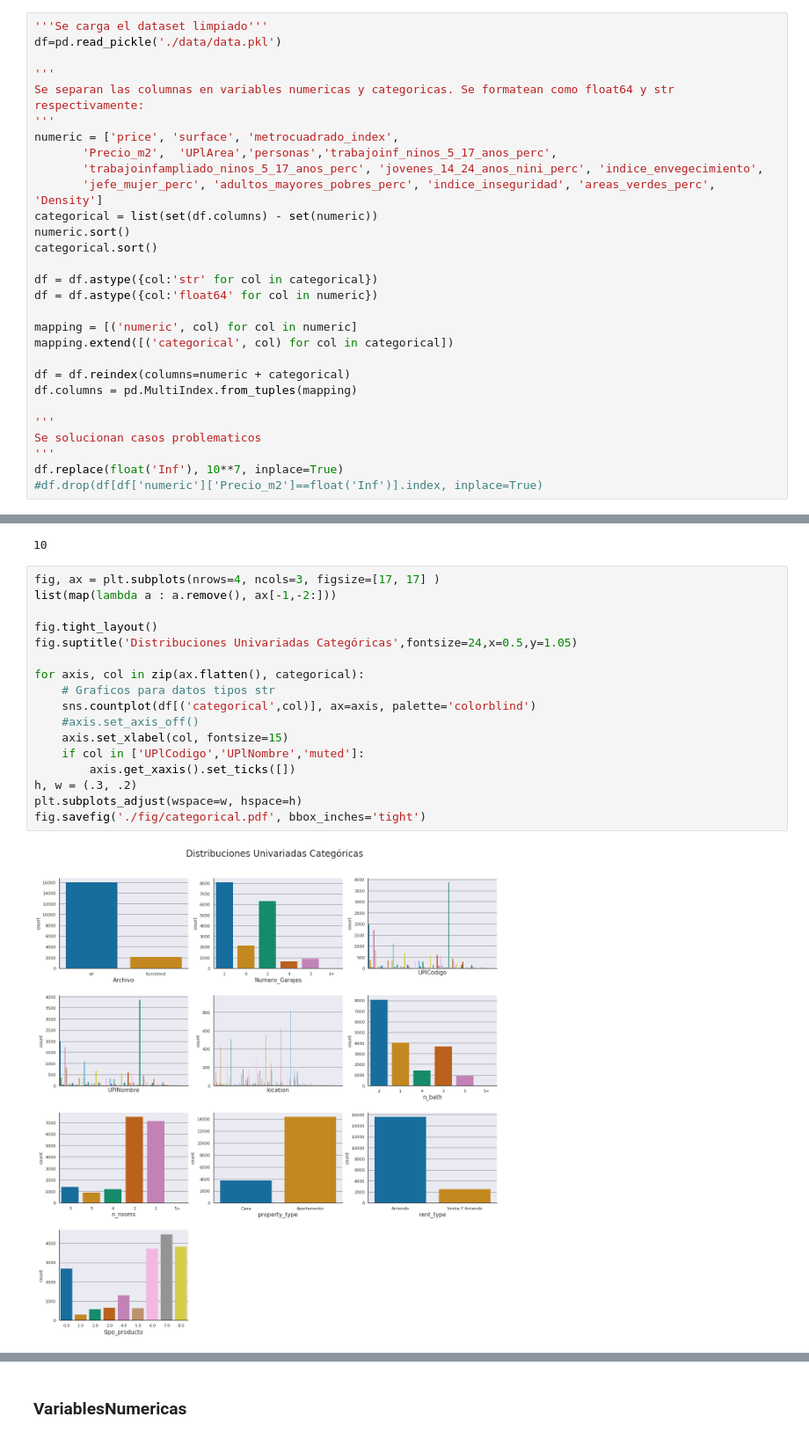
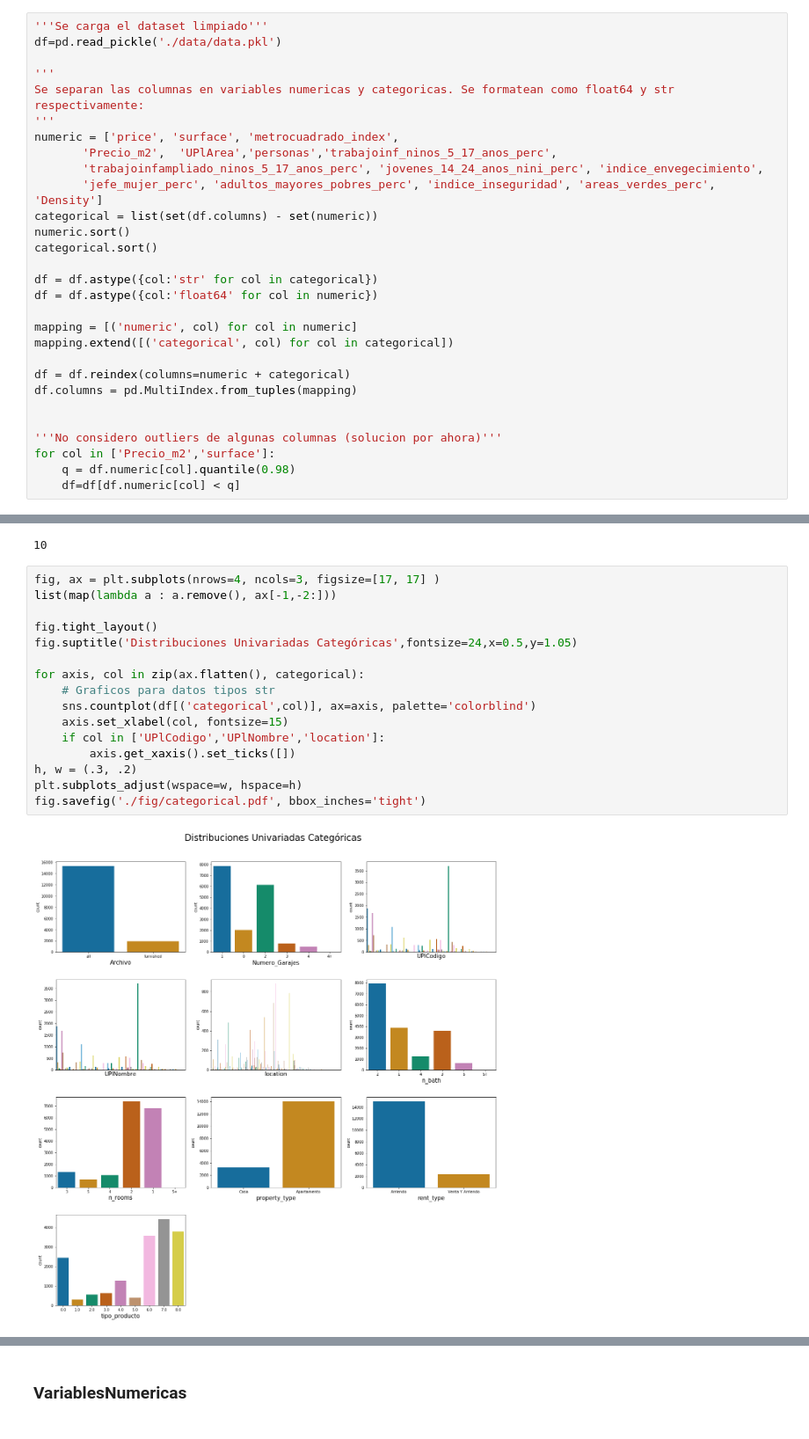
Before and after one commit to fbadilla1/tarea1-Lab, a Jupyter notebook: tarea1.ipynb, the cells around one changed output, grey strips where cells are left out. Shown at 88% size. Cells and saved outputs as stored; diff of their text form.

```diff
--- a/tarea1.ipynb
+++ b/tarea1.ipynb
@@ -275,11 +275,11 @@ mapping.extend([('categorical', col) for col in categorical])
 df = df.reindex(columns=numeric + categorical)
 df.columns = pd.MultiIndex.from_tuples(mapping)
 
-'''
-Se solucionan casos problematicos
-'''
-df.replace(float('Inf'), 10**7, inplace=True)
-#df.drop(df[df['numeric']['Precio_m2']==float('Inf')].index, inplace=True)
+
+'''No considero outliers de algunas columnas (solucion por ahora)'''
+for col in ['Precio_m2','surface']:
+    q = df.numeric[col].quantile(0.98)
+    df=df[df.numeric[col] < q]
 # %% [markdown]
 ### Variables Categoricas
 # %%
@@ -289,19 +289,18 @@ len(categorical)
 # %%
 fig, ax = plt.subplots(nrows=4, ncols=3, figsize=[17, 17] )
 list(map(lambda a : a.remove(), ax[-1,-2:]))
 
 fig.tight_layout()
 fig.suptitle('Distribuciones Univariadas Categóricas',fontsize=24,x=0.5,y=1.05)
 
 for axis, col in zip(ax.flatten(), categorical):
     # Graficos para datos tipos str
     sns.countplot(df[('categorical',col)], ax=axis, palette='colorblind')
-    #axis.set_axis_off()
     axis.set_xlabel(col, fontsize=15)
-    if col in ['UPlCodigo','UPlNombre','muted']:
+    if col in ['UPlCodigo','UPlNombre','location']:
         axis.get_xaxis().set_ticks([])
 h, w = (.3, .2)
 plt.subplots_adjust(wspace=w, hspace=h)
 fig.savefig('./fig/categorical.pdf', bbox_inches='tight')
 # %% [output]
-[figure, old version]
+[figure, new version]
```
Also changed, not shown: parts of 20 cells of this notebook, 4 other files.
